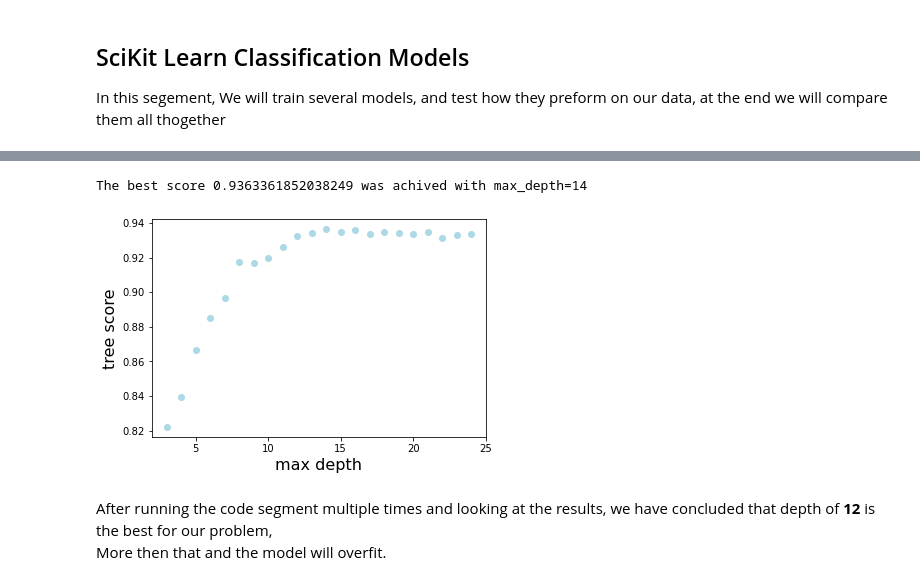
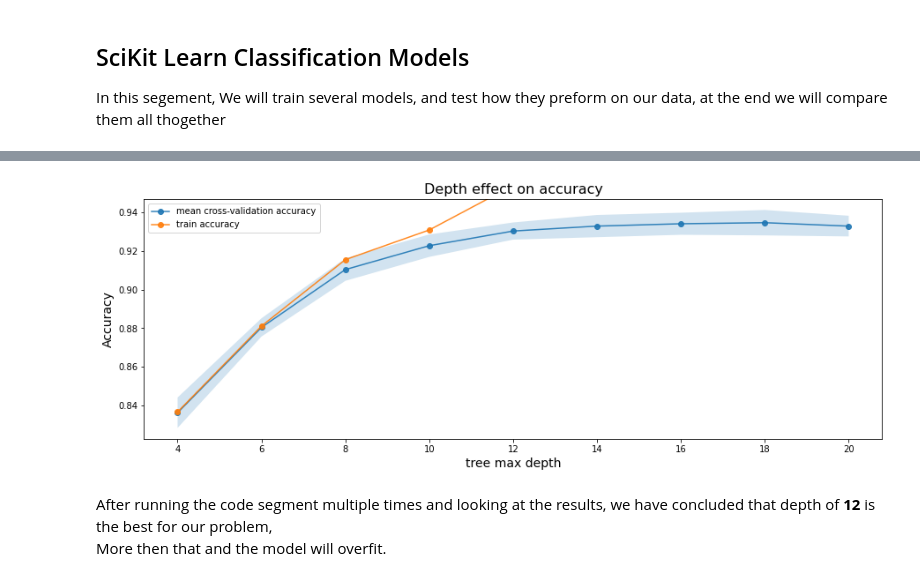
Before and after one commit to DanielBotnik/LanguageDetectionProject, a Jupyter notebook: main.ipynb, the cells around one changed output, grey strips where cells are left out. Drawn from its saved outputs; the diff is of its cells as text; code cells hidden in the pictures.

```diff
--- a/main.ipynb
+++ b/main.ipynb
@@ -66,6 +67,19 @@ def plot_learning_curve(estimator, title, X, y, axes=None, ylim=None, cv=None, n
 
     return plt
 
+def plot_cross_validation(values,means,stds,scores,title,x_label):
+    fig, ax = plt.subplots(1,1, figsize=(15,5))
+    ax.plot(values, means, '-o', label='mean cross-validation accuracy', alpha=0.9)
+    ax.fill_between(values, means-2*stds, means+2*stds, alpha=0.2)
+    ylim = plt.ylim()
+    ax.plot(values, scores, '-o', label='train accuracy', alpha=0.9)
+    ax.set_title(title, fontsize=16)
+    ax.set_xlabel(x_label, fontsize=14)
+    ax.set_ylabel('Accuracy', fontsize=14)
+    ax.set_ylim(ylim)
+    ax.set_xticks(values)
+    ax.legend()
+
 def print_gcv_result(model_name,gcv):
     print(f'{model_name} achived the best score: {gcv.best_score_} with the following parameters')
     pprint(gcv.best_params_)
@@ -168,19 +199,19 @@ Gradient Decision Tree Classifier achived the best score: 0.9291107382550337 wit
-# %%
-points = []
-plt.xlabel('max depth',size=16)
-plt.ylabel('tree score',size=16)
-for i in range(3,25):
-    clf = DecisionTreeClassifier(max_depth=i)
-    clf.fit(X_train,y_train)
-    point_y=clf.score(X_test,y_test)
-    points.append((i,point_y))
-    plt.scatter(i,point_y,color='lightblue')
-top_score = max(np.array(points)[:,1])
-best_score = points[np.where(np.array(points)[:,1] >= top_score)[0][0]]
-print(f'The best score {best_score[1]} was achived with max_depth={best_score[0]}')
-# %% [output]
-The best score 0.9363361852038249 was achived with max_depth=14
-[figure, removed]
+# %%
+stds = []
+means = []
+accuracy_scores = []
+for depth in range(4,22,2):
+    model = DecisionTreeClassifier(max_depth=depth)
+    cross_scores = cross_val_score(model, X, y, cv=5, scoring='accuracy')
+    means.append(cross_scores.mean())
+    stds.append(cross_scores.std())
+    accuracy_scores.append(model.fit(X, y).score(X, y))
+means = np.array(means)
+stds = np.array(stds)
+accuracy_scores = np.array(accuracy_scores)
+plot_cross_validation(range(4,22,2),means,stds,accuracy_scores,'Depth effect on accuracy','tree max depth')
+# %% [output]
+[figure, added]
 # %% [markdown]
 After running the code segment multiple times and looking at the results, we have concluded that depth of **12** is the best for our problem,
 More then that and the model will overfit.
```
Also changed, not shown: parts of 14 cells of this notebook.
